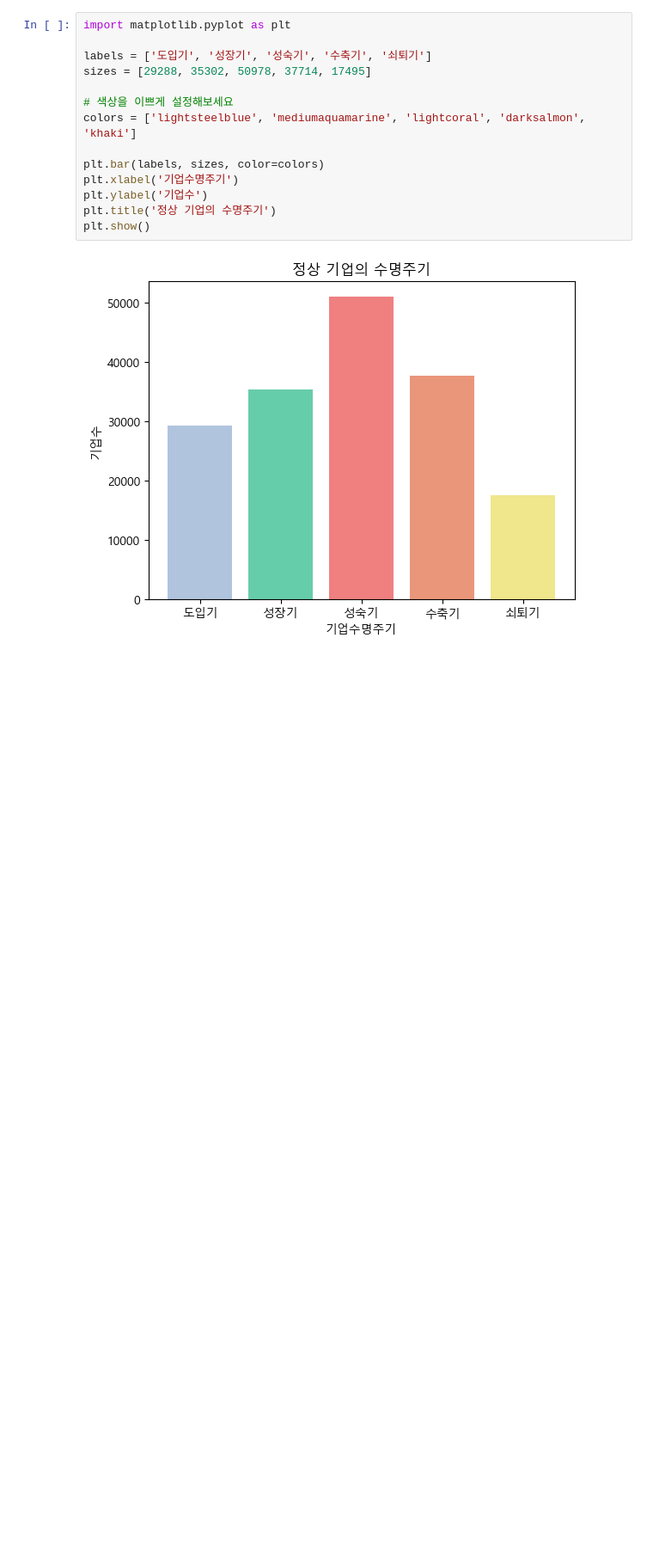
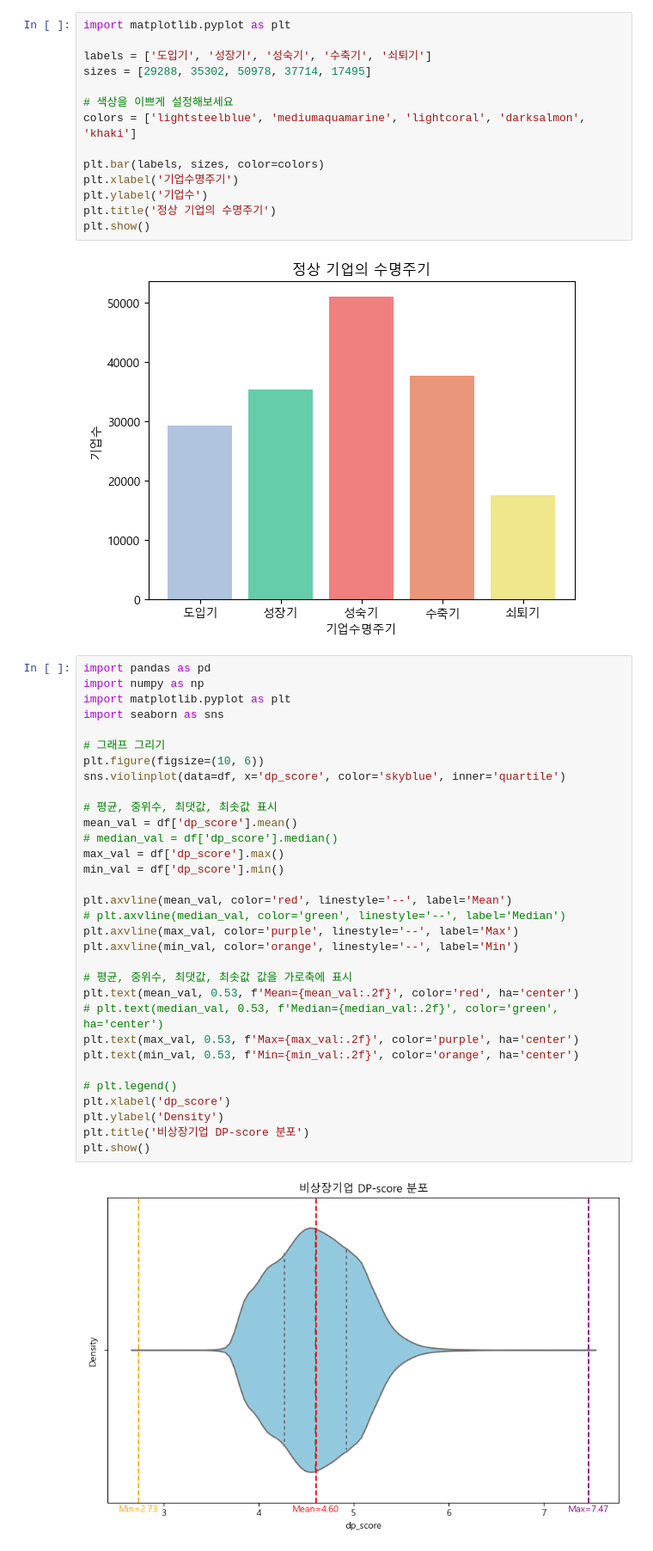
Before and after one commit to youngsang114/Project_2, a Jupyter notebook: 등급화/등급화_raw.ipynb, the cells around one changed output. Shown at 86% size. Saved outputs shown, nothing was run; the diff lists cells and outputs as text; blank space fills up the shorter version.

```diff
--- a/등급화/등급화_raw.ipynb
+++ b/등급화/등급화_raw.ipynb
@@ -238,3 +254,37 @@ plt.title('정상 기업의 수명주기')
 plt.show()
 # %% [output]
 [figure]
+# %%
+import pandas as pd
+import numpy as np
+import matplotlib.pyplot as plt
+import seaborn as sns
+
+# 그래프 그리기
+plt.figure(figsize=(10, 6))
+sns.violinplot(data=df, x='dp_score', color='skyblue', inner='quartile')
+
+# 평균, 중위수, 최댓값, 최솟값 표시
+mean_val = df['dp_score'].mean()
+# median_val = df['dp_score'].median()
+max_val = df['dp_score'].max()
+min_val = df['dp_score'].min()
+
+plt.axvline(mean_val, color='red', linestyle='--', label='Mean')
+# plt.axvline(median_val, color='green', linestyle='--', label='Median')
+plt.axvline(max_val, color='purple', linestyle='--', label='Max')
+plt.axvline(min_val, color='orange', linestyle='--', label='Min')
+
+# 평균, 중위수, 최댓값, 최솟값 값을 가로축에 표시
+plt.text(mean_val, 0.53, f'Mean={mean_val:.2f}', color='red', ha='center')
+# plt.text(median_val, 0.53, f'Median={median_val:.2f}', color='green', ha='center')
+plt.text(max_val, 0.53, f'Max={max_val:.2f}', color='purple', ha='center')
+plt.text(min_val, 0.53, f'Min={min_val:.2f}', color='orange', ha='center')
+
+# plt.legend()
+plt.xlabel('dp_score')
+plt.ylabel('Density')
+plt.title('비상장기업 DP-score 분포')
+plt.show()
+# %% [output]
+[figure, added]
```
Also changed, not shown: parts of 1 cell of this notebook, 9 other files.
